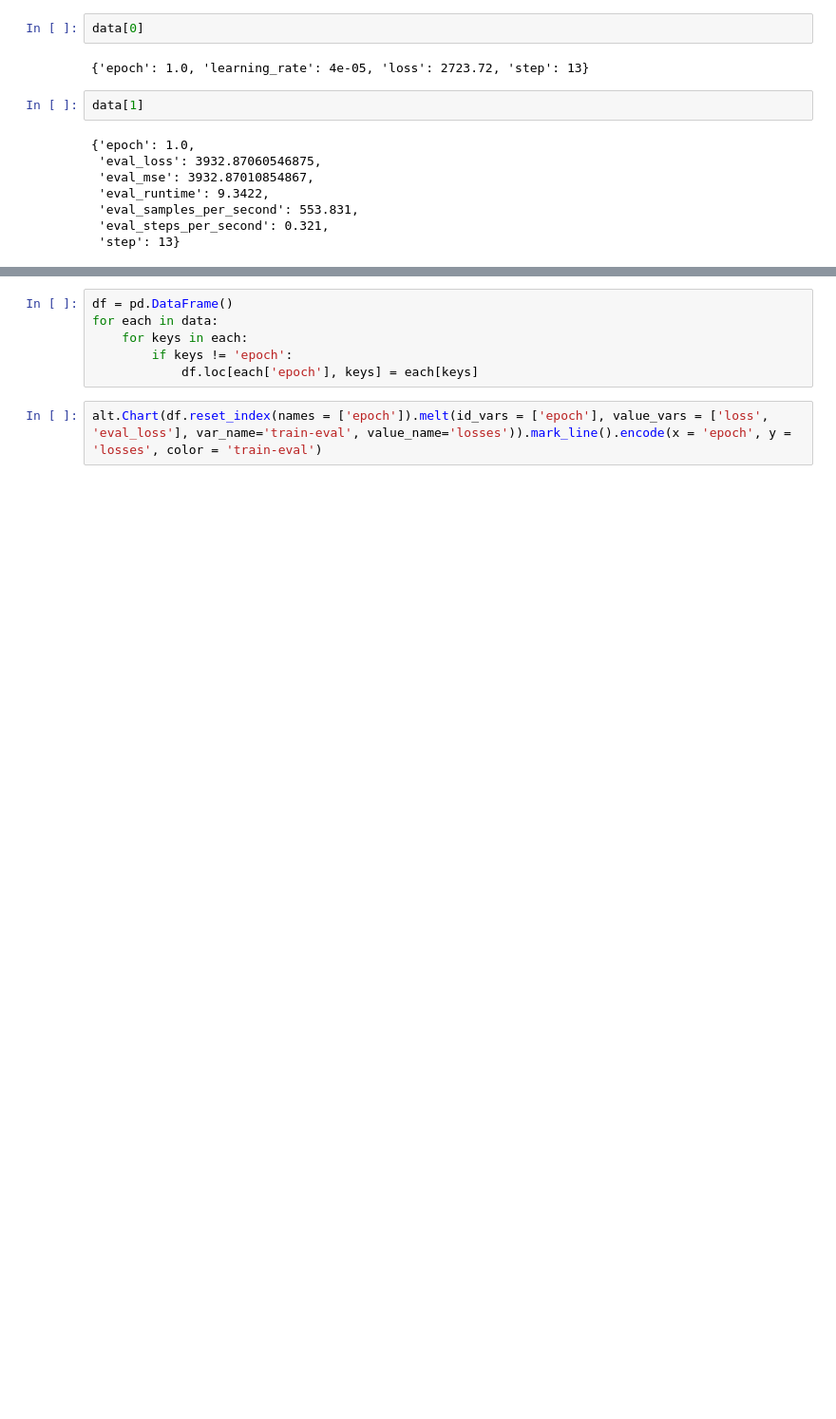
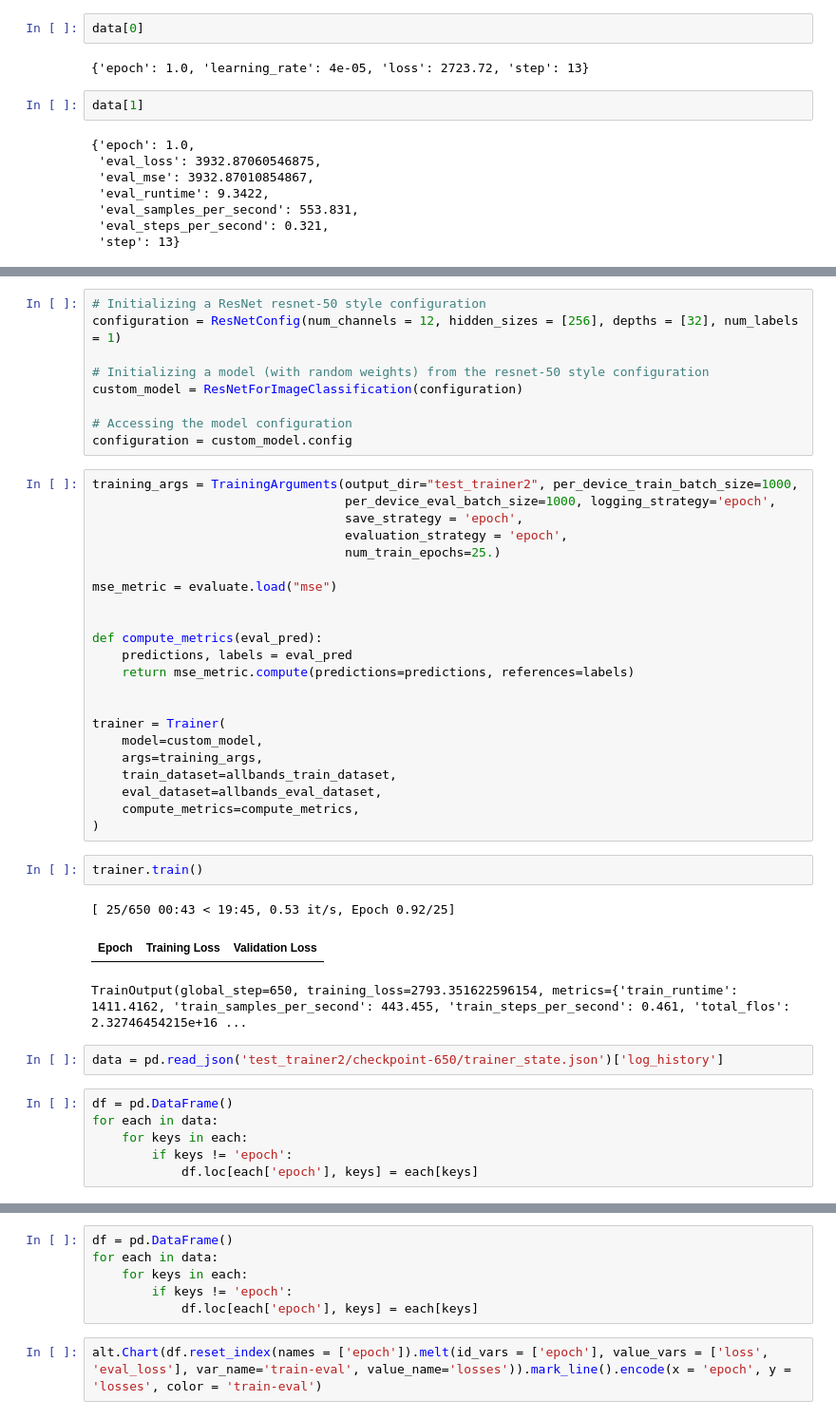
Before and after one commit to heath3rq/ML_Machine-Learning-Biomass-Density-Estimation, a Jupyter notebook: GIZ_Biomass_Starter_Notebook.ipynb, the cells around one changed output, grey strips where cells are left out. Shown at 95% size. Cells and saved outputs as stored; diff of their text form; blank space fills up the shorter version.

Commit message:
Trained a custom ResNet with cloud and loc data

```diff
--- a/GIZ_Biomass_Starter_Notebook.ipynb
+++ b/GIZ_Biomass_Starter_Notebook.ipynb
@@ -521,0 +524,45 @@ data[1]
+# %%
+# Initializing a ResNet resnet-50 style configuration
+configuration = ResNetConfig(num_channels = 12, hidden_sizes = [256], depths = [32], num_labels = 1)
+
+# Initializing a model (with random weights) from the resnet-50 style configuration
+custom_model = ResNetForImageClassification(configuration)
+
+# Accessing the model configuration
+configuration = custom_model.config
+# %%
+training_args = TrainingArguments(output_dir="test_trainer2", per_device_train_batch_size=1000,
+                                  per_device_eval_batch_size=1000, logging_strategy='epoch',
+                                  save_strategy = 'epoch',
+                                  evaluation_strategy = 'epoch',
+                                  num_train_epochs=25.)
+
+mse_metric = evaluate.load("mse")
+
+
+def compute_metrics(eval_pred):
+    predictions, labels = eval_pred
+    return mse_metric.compute(predictions=predictions, references=labels)
+
+
+trainer = Trainer(
+    model=custom_model,
+    args=training_args,
+    train_dataset=allbands_train_dataset,
+    eval_dataset=allbands_eval_dataset,
+    compute_metrics=compute_metrics,
+)
+# %%
+trainer.train()
+# %% [output]
+[ 25/650 00:43 < 19:45, 0.53 it/s, Epoch 0.92/25]
+| Epoch | Training Loss | Validation Loss |
+TrainOutput(global_step=650, training_loss=2793.351622596154, metrics={'train_runtime': 1411.4162, 'train_samples_per_second': 443.455, 'train_steps_per_second': 0.461, 'total_flos': 2.32746454215e+16 ...
+# %%
+data = pd.read_json('test_trainer2/checkpoint-650/trainer_state.json')['log_history']
+# %%
+df = pd.DataFrame()
+for each in data:
+    for keys in each:
+        if keys != 'epoch':
+            df.loc[each['epoch'], keys] = each[keys]
```
Also changed, not shown: parts of 14 cells of this notebook, 1 other file.
